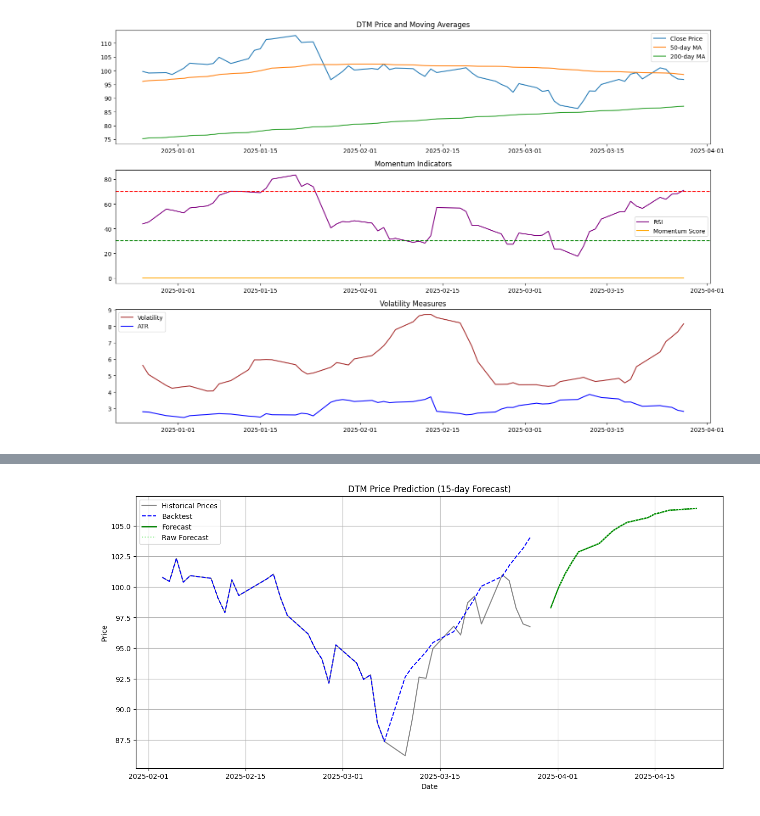
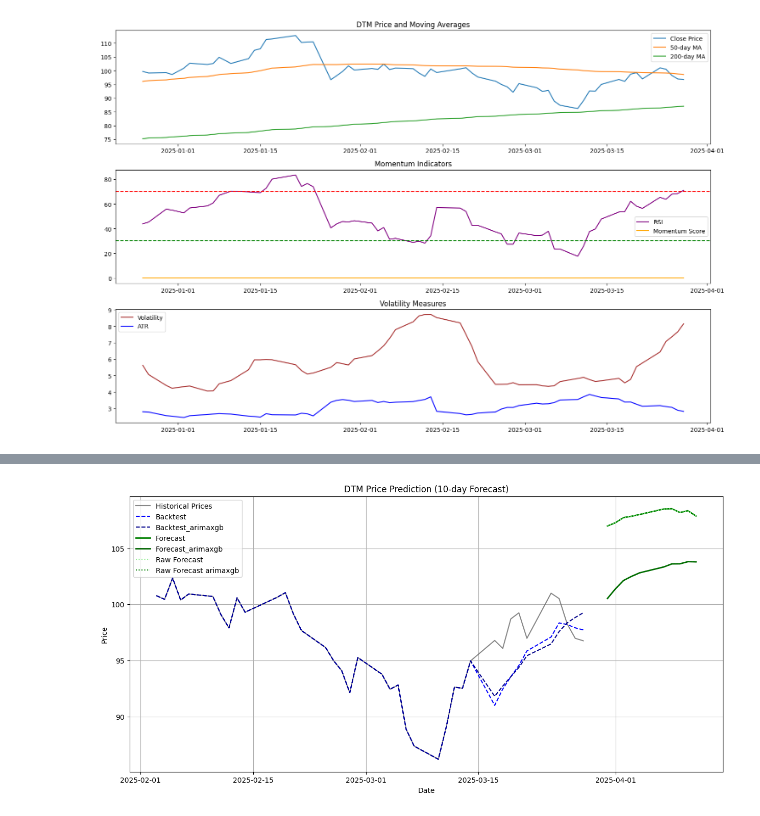
Before and after one commit to Jamie1377/STA410, a Jupyter notebook: stock_prediction/docs/showcase.ipynb, the cells around one changed output, grey strips where cells are left out. Cells and saved outputs as stored; diff of their text form; code cells hidden in the pictures.

Commit message:
feat: add HMM feature, optimization on model, update on the showcase.ipynb

```diff
--- a/stock_prediction/docs/showcase.ipynb
+++ b/stock_prediction/docs/showcase.ipynb
@@ -99,7 +113,7 @@ Date                                                       ...
 # %%
 
 # Prepare models
-horizon = 15  # 3-week forecast
+horizon = 10  # 2-week forecast
 predictor.prepare_models(
     predictors=features,
     horizon=horizon,
@@ -371,40 +401,54 @@ array([ 6.26115228e+03,  2.10155148e+01,  5.11763488e+00, -5.10930017e+01,
 # %%
-
+model_type_1 = "linear"
+model_type_2 = "arimaxgb"
 # Generate predictions
 forecast, backtest, raw_forecast, raw_backtest = predictor.one_step_forward_forecast(
     predictors=features,
-    model_type="arimaxgb",
+    model_type=model_type_1,
     horizon=horizon
 )
+
+# Generate predictions
+forecast_arimaxgb, backtest_arimaxgb, raw_forecast_arimaxgb, raw_backtest_arimaxgb = predictor.one_step_forward_forecast(
+    predictors=features,
+    model_type=model_type_2,
+    horizon=horizon
+)
 # %%
 # raw_backtest #, backtest, raw_forecast, raw_backtest
 # %%
 
 # Visualize predictions vs actual
 plt.figure(figsize=(15, 7))
 
 first_day = df.index >= pd.to_datetime('2025-02-01') # Closer to today
 # Training period
 plt.plot(df['Close'][first_day], label='Historical Prices', color='dimgray', alpha=0.8)
 
 # Backtest period
 backtest_start = df.index[-horizon*2]
 plt.plot(backtest['Close'][first_day], label='Backtest', color='blue', linestyle='--')
+plt.plot(backtest_arimaxgb['Close'][first_day], label='Backtest_arimaxgb', color='darkblue', linestyle='--')
 
 # Forecast period
 forecast_dates = forecast.index[-horizon:]
 plt.plot(forecast_dates, forecast['Close'][-horizon:],
          label='Forecast', color='green', linewidth=2)
+plt.plot(forecast_dates, forecast_arimaxgb['Close'][-horizon:],
+         label='Forecast_arimaxgb', color='darkgreen', linewidth=2)
+
 
 # Raw model predictions
 plt.plot(forecast_dates, raw_forecast['Close'][-horizon:],
          label='Raw Forecast', color='lightgreen', linestyle=':')
+plt.plot(forecast_dates, raw_forecast_arimaxgb['Close'][-horizon:],
+         label='Raw Forecast arimaxgb', color='green', linestyle=':')
 
 plt.title(f"{symbol} Price Prediction ({horizon}-day Forecast)")
 plt.xlabel("Date")
 plt.ylabel("Price")
 plt.legend()
 plt.grid(True)
 plt.show()
 # %% [output]
-[figure, old version]
+[figure, new version]
```
Also changed, not shown: parts of 26 cells of this notebook, 12 other files.
